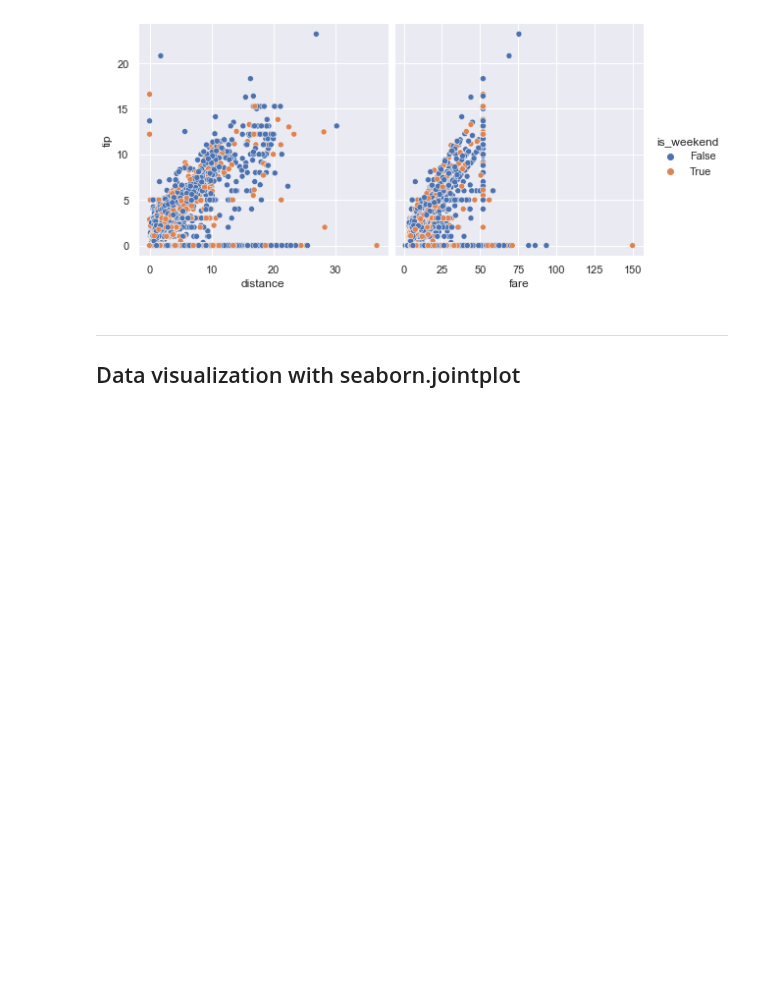
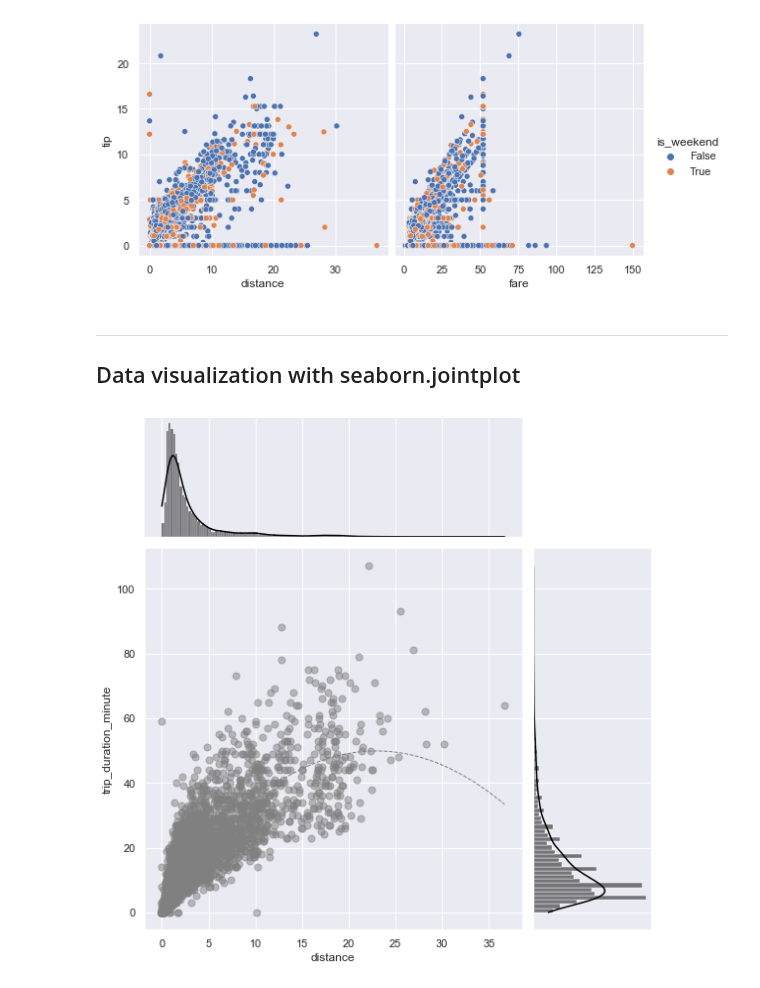
Before and after one commit to hyoaru/dsa-libraries-test, a Jupyter notebook: seaborn.ipynb, the cells around one changed output. Drawn from its saved outputs; the diff is of its cells as text; code cells hidden in the pictures; blank space fills up the shorter version.

Commit message:
[add] visualizations with seaborn.jointplot section

```diff
--- a/seaborn.ipynb
+++ b/seaborn.ipynb
@@ -554,3 +555,26 @@ sns.pairplot(
 # %% [markdown]
 ---
 ## Data visualization with seaborn.jointplot
+# %%
+g = sns.jointplot(
+    data=taxi_dataframe,
+    color='gray',
+    kind='reg',
+    x='distance',
+    y='trip_duration_minute',
+    height=8,
+    space=0.1,
+    ratio=3,
+    joint_kws= {
+        'ci' : None,
+        'order' : 2,
+        'scatter_kws' : {'s' : 50, 'alpha' : .5,},
+        'line_kws' : {'lw' : 1, 'linestyle' : '--'},
+        },
+    marginal_kws={
+        'color' : 'black',
+    }
+    # kind=['scatter', 'kde', 'hist', 'reg', 'hex', 'resid']
+)
+# %% [output]
+[figure, added]
```
Also changed, not shown: parts of 4 cells of this notebook.
